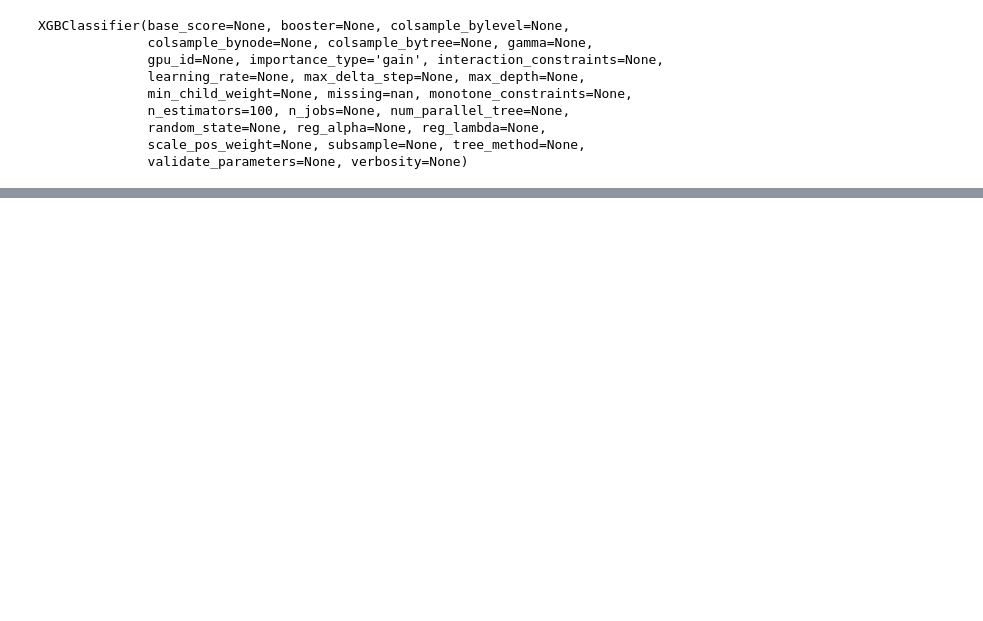
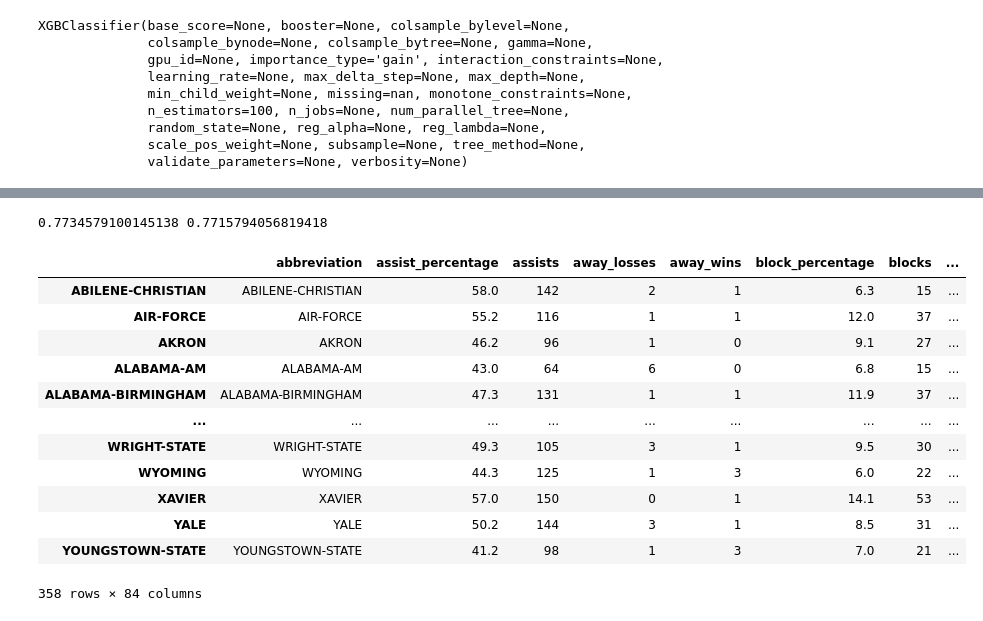
Before and after one commit to fmathews11/College_basketball, a Jupyter notebook: bbal_ml_v1.ipynb, the cells around one changed output, grey strips where cells are left out. Drawn from its saved outputs; the diff is of its cells as text; code cells hidden in the pictures; blank space fills up the shorter version.

```diff
--- a/bbal_ml_v1.ipynb
+++ b/bbal_ml_v1.ipynb
@@ -217,0 +239,37 @@ print(score1,score2)
+# %%
+clf = LogisticRegression(max_iter = 10000)
+clf.fit(X_train,y_train)
+score1 = accuracy_score(y_train,clf.predict(X_train))
+score2 = accuracy_score(y_test,clf.predict(X_test))
+print(score1,score2)
+# %% [output]
+0.7734579100145138 0.7715794056819418
+# %%
+df_agg = pd.DataFrame()
+for t in Teams(2022):
+    try:
+        temp_df = t.dataframe
+        df_agg = pd.concat([df_agg,temp_df],axis=0)
+    except:
+        pass
+
+in_agg = ['Southern Methodist','Brigham Young','University of California','Illinois-Chicago','Connecticut','Massachusetts','Nevada-Las Vegas','North Carolina',
+         'North Carolina-Wilmington','North Carolina State','Pittsburgh','Louisiana State','Texas Christian','Southern California','Virginia Commonwealth']
+to_change = ['SMU','BYU','California','UIC','UConn','UMass','UNLV','UNC','UNC Wilmington','NC State','Pitt','LSU','TCU','USC','VCU']
+rename_dict = dict(zip(in_agg,to_change))
+df_agg['name'] = df_agg.name.replace(rename_dict)
+df_agg
+# %% [output]
+|  | abbreviation | assist_percentage | assists | away_losses | away_wins | block_percentage | blocks | ... |
+| ABILENE-CHRISTIAN | ABILENE-CHRISTIAN | 58.0 | 142 | 2 | 1 | 6.3 | 15 | ... |
+| AIR-FORCE | AIR-FORCE | 55.2 | 116 | 1 | 1 | 12.0 | 37 | ... |
+| AKRON | AKRON | 46.2 | 96 | 1 | 0 | 9.1 | 27 | ... |
+| ALABAMA-AM | ALABAMA-AM | 43.0 | 64 | 6 | 0 | 6.8 | 15 | ... |
+| ALABAMA-BIRMINGHAM | ALABAMA-BIRMINGHAM | 47.3 | 131 | 1 | 1 | 11.9 | 37 | ... |
+| ... | ... | ... | ... | ... | ... | ... | ... | ... |
+| WRIGHT-STATE | WRIGHT-STATE | 49.3 | 105 | 3 | 1 | 9.5 | 30 | ... |
+| WYOMING | WYOMING | 44.3 | 125 | 1 | 3 | 6.0 | 22 | ... |
+| XAVIER | XAVIER | 57.0 | 150 | 0 | 1 | 14.1 | 53 | ... |
+| YALE | YALE | 50.2 | 144 | 3 | 1 | 8.5 | 31 | ... |
+| YOUNGSTOWN-STATE | YOUNGSTOWN-STATE | 41.2 | 98 | 1 | 3 | 7.0 | 21 | ... |
+358 rows × 84 columns
```
Also changed, not shown: parts of 15 cells of this notebook.
